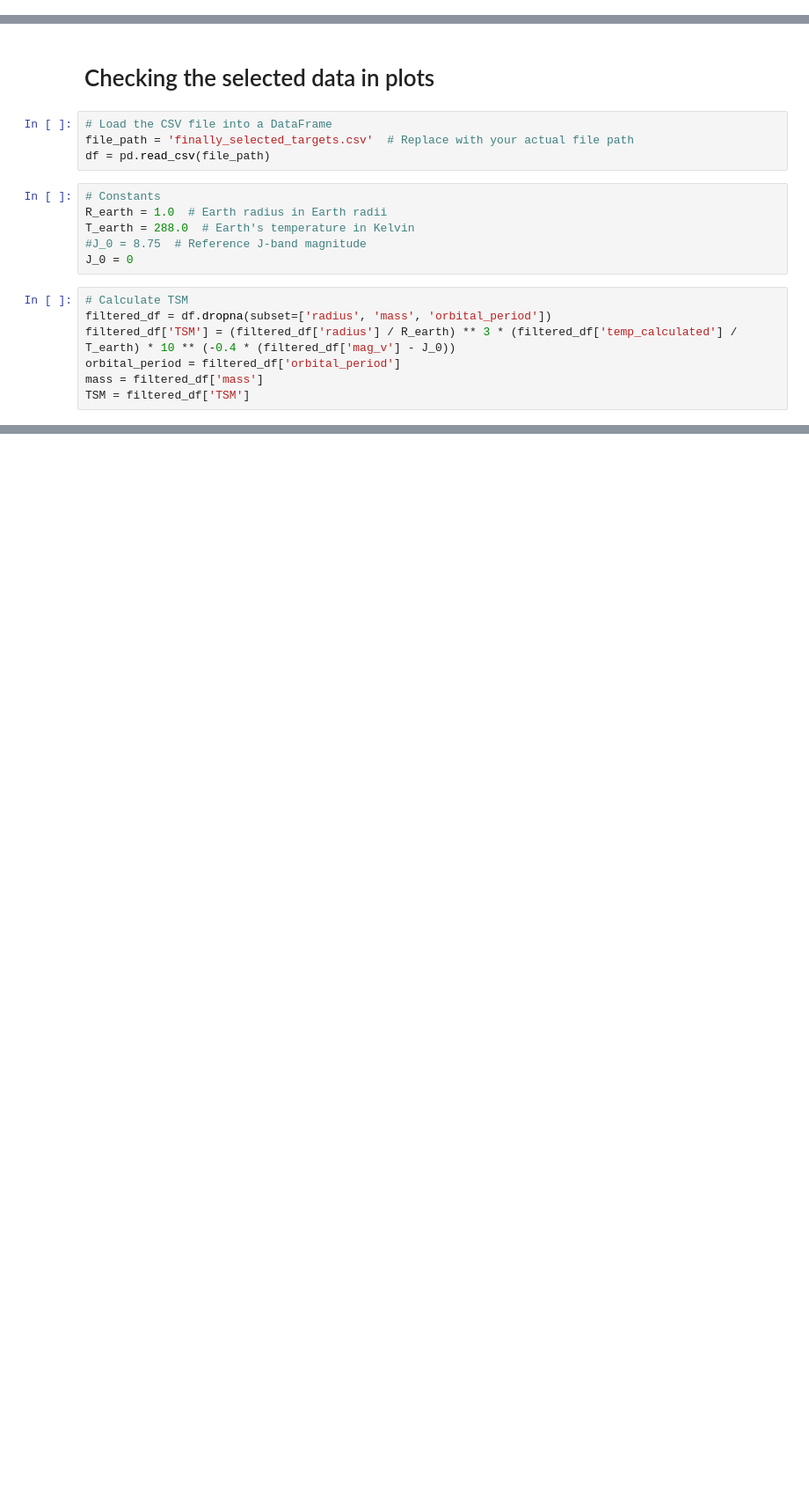
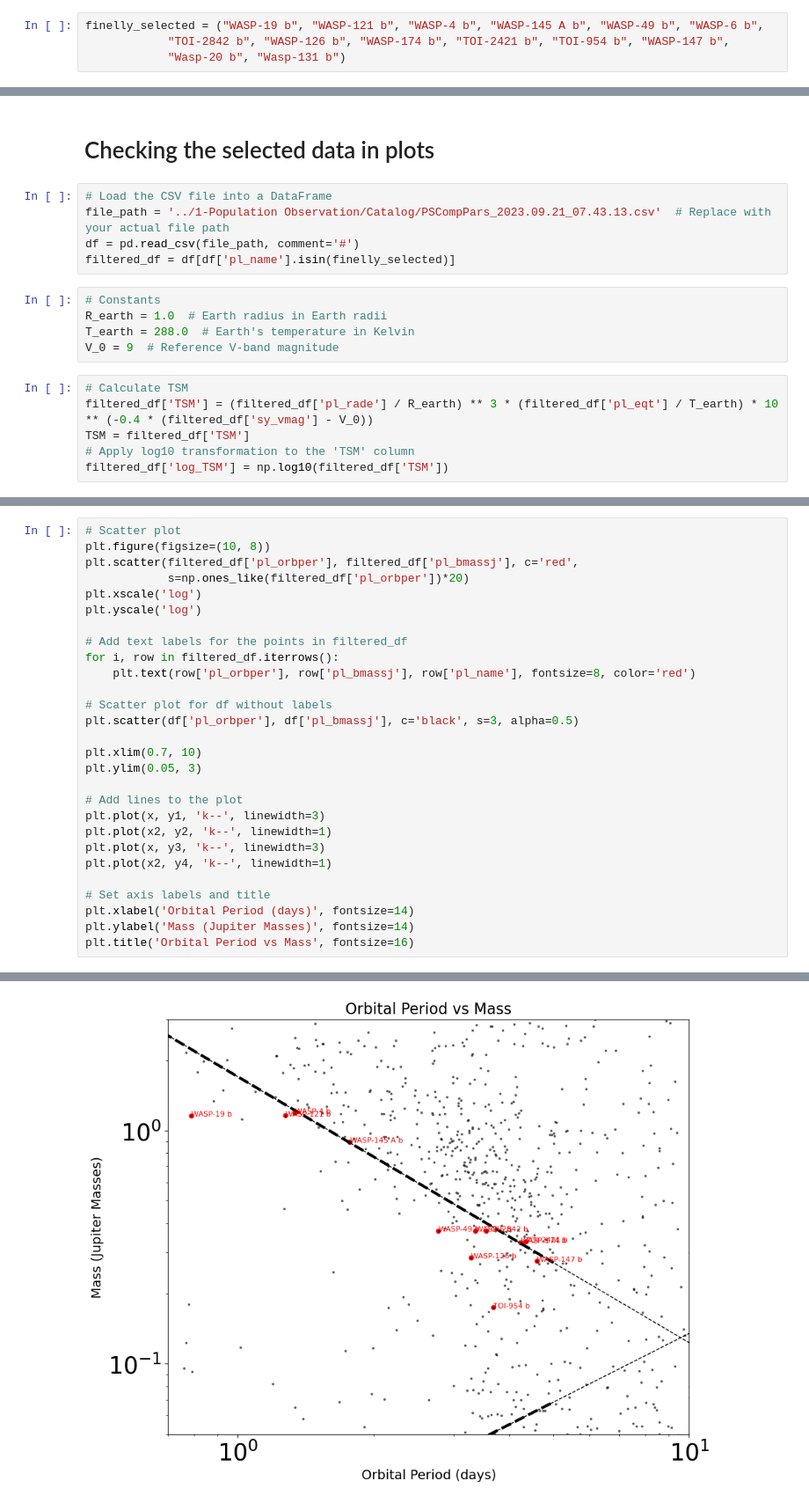
Before and after one commit to RicardoRamirezReyes/ExoPlan, a Jupyter notebook: ipython_notebook/2-Planet Parameters/NASA Check Selected planets.ipynb, the cells around one changed output, grey strips where cells are left out. Shown at 88% size. Saved outputs shown, nothing was run; the diff lists cells and outputs as text; blank space fills up the shorter version.

```diff
--- a/ipython_notebook/2-Planet Parameters/NASA Check Selected planets.ipynb
+++ b/ipython_notebook/2-Planet Parameters/NASA Check Selected planets.ipynb
@@ -18,0 +17,4 @@ cp ../1-Population\ Observation/finelly_selected_targets.csv finally_selected_ta
+# %%
+finelly_selected = ("WASP-19 b", "WASP-121 b", "WASP-4 b", "WASP-145 A b", "WASP-49 b", "WASP-6 b",
+            "TOI-2842 b", "WASP-126 b", "WASP-174 b", "TOI-2421 b", "TOI-954 b", "WASP-147 b",
+            "Wasp-20 b", "Wasp-131 b")
@@ -20,18 +29,17 @@ cp ../1-Population\ Observation/finelly_selected_targets.csv finally_selected_ta
 # Checking the selected data in plots
 # %%
 # Load the CSV file into a DataFrame
-file_path = 'finally_selected_targets.csv'  # Replace with your actual file path
-df = pd.read_csv(file_path)
+file_path = '../1-Population Observation/Catalog/PSCompPars_2023.09.21_07.43.13.csv'  # Replace with your actual file path
+df = pd.read_csv(file_path, comment='#')
+filtered_df = df[df['pl_name'].isin(finelly_selected)]
 # %%
 # Constants
 R_earth = 1.0  # Earth radius in Earth radii
 T_earth = 288.0  # Earth's temperature in Kelvin
-#J_0 = 8.75  # Reference J-band magnitude
-J_0 = 0
+V_0 = 9  # Reference V-band magnitude
 # %%
 # Calculate TSM
-filtered_df = df.dropna(subset=['radius', 'mass', 'orbital_period'])
-filtered_df['TSM'] = (filtered_df['radius'] / R_earth) ** 3 * (filtered_df['temp_calculated'] / T_earth) * 10 ** (-0.4 * (filtered_df['mag_v'] - J_0))
-orbital_period = filtered_df['orbital_period']
-mass = filtered_df['mass']
+filtered_df['TSM'] = (filtered_df['pl_rade'] / R_earth) ** 3 * (filtered_df['pl_eqt'] / T_earth) * 10 ** (-0.4 * (filtered_df['sy_vmag'] - V_0))
 TSM = filtered_df['TSM']
+# Apply log10 transformation to the 'TSM' column
+filtered_df['log_TSM'] = np.log10(filtered_df['TSM'])
@@ -118,0 +151,29 @@ F
+# %%
+# Scatter plot
+plt.figure(figsize=(10, 8))
+plt.scatter(filtered_df['pl_orbper'], filtered_df['pl_bmassj'], c='red',
+            s=np.ones_like(filtered_df['pl_orbper'])*20)
+plt.xscale('log')
+plt.yscale('log')
+
+# Add text labels for the points in filtered_df
+for i, row in filtered_df.iterrows():
+    plt.text(row['pl_orbper'], row['pl_bmassj'], row['pl_name'], fontsize=8, color='red')
+
+# Scatter plot for df without labels
+plt.scatter(df['pl_orbper'], df['pl_bmassj'], c='black', s=3, alpha=0.5)
+
+plt.xlim(0.7, 10)
+plt.ylim(0.05, 3)
+
+# Add lines to the plot
+plt.plot(x, y1, 'k--', linewidth=3)
+plt.plot(x2, y2, 'k--', linewidth=1)
+plt.plot(x, y3, 'k--', linewidth=3)
+plt.plot(x2, y4, 'k--', linewidth=1)
+
+# Set axis labels and title
+plt.xlabel('Orbital Period (days)', fontsize=14)
+plt.ylabel('Mass (Jupiter Masses)', fontsize=14)
+plt.title('Orbital Period vs Mass', fontsize=16)
+# %% [output]
@@ -118,0 +181 @@ F
+[figure, added]
```
Also changed, not shown: parts of 13 cells of this notebook, 4 other files.
